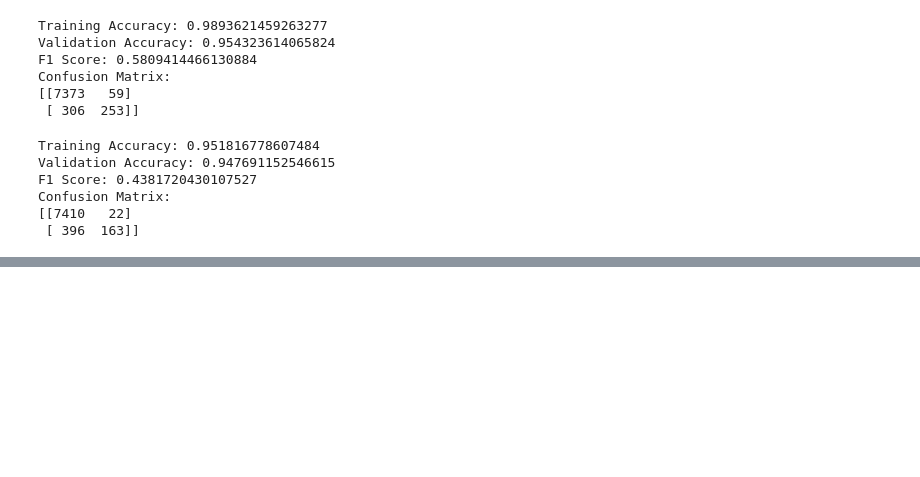
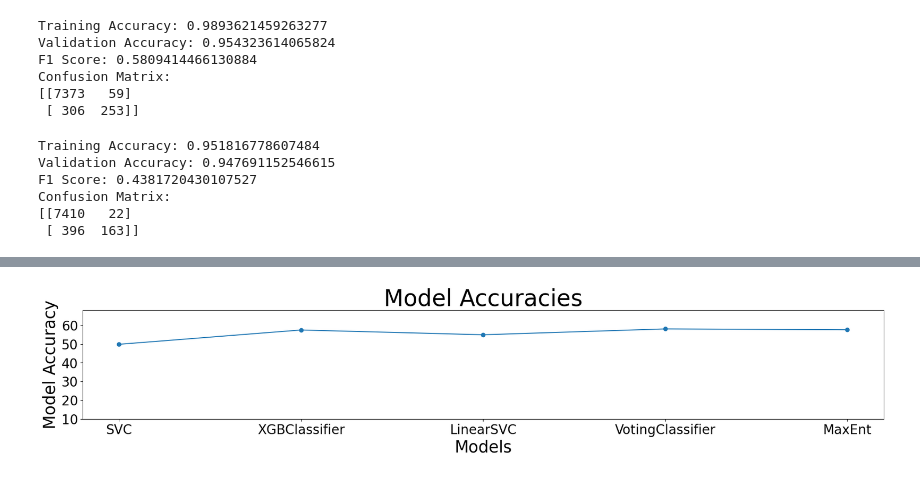
Before and after one commit to SonuAlex/Sentiment-Analysis, a Jupyter notebook: Twitter_Sentiment.ipynb, the cells around one changed output, grey strips where cells are left out. Saved outputs shown, nothing was run; the diff lists cells and outputs as text; code cells hidden in the pictures; blank space fills up the shorter version.

```diff
--- a/Twitter_Sentiment.ipynb
+++ b/Twitter_Sentiment.ipynb
@@ -820,0 +822,17 @@ plt.show()
+# %%
+plt.figure(figsize=(22, 3))
+# Create bar graph
+plt.plot(cat2, val2, marker='o', linestyle='-')
+
+# Add labels and title
+plt.ylim(10, max(val2)+10)
+plt.xlabel('Models', fontsize=25)
+plt.ylabel('Model Accuracy', fontsize=25)
+plt.title('Model Accuracies', fontsize=35)
+plt.xticks(fontsize=20)
+plt.yticks(fontsize=20)
+
+# Show the plot
+plt.show()
+# %% [output]
+[figure, added]
```
Also changed, not shown: parts of 11 cells of this notebook.
